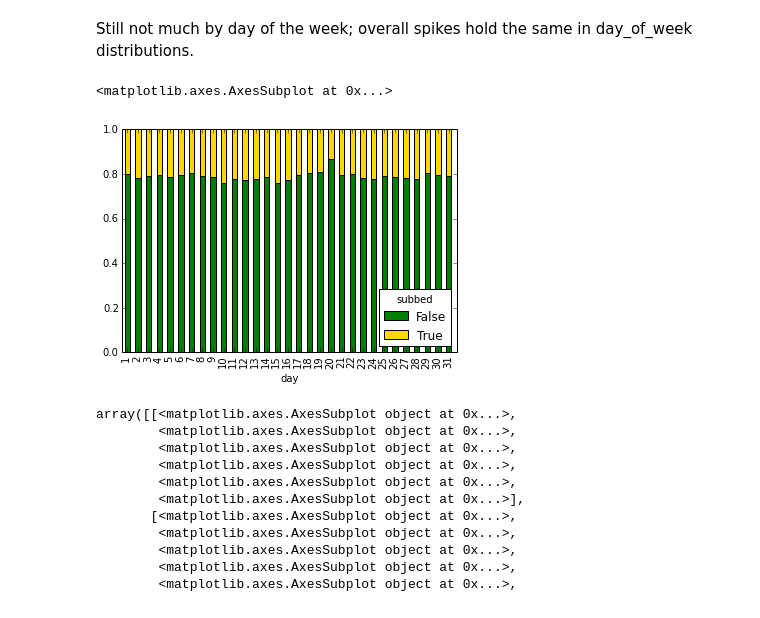
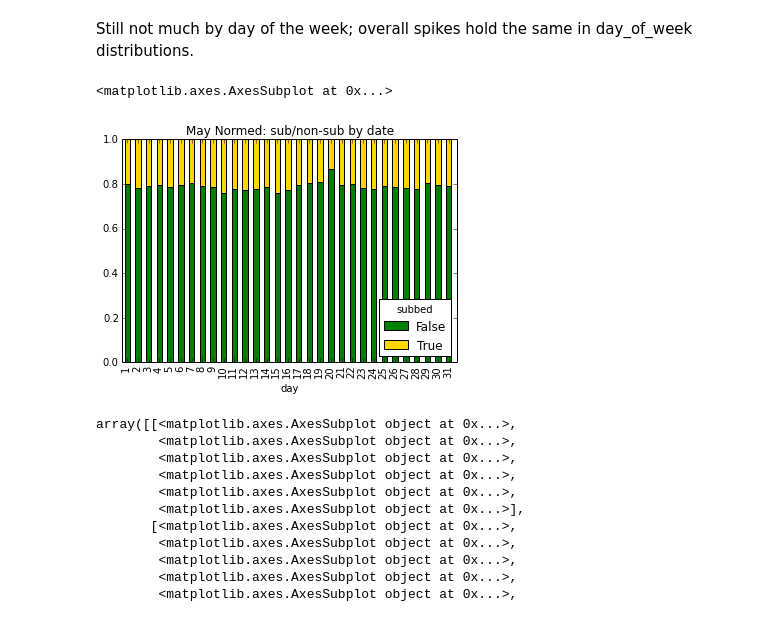
Before and after one commit to superfuji57/BIdata, a Jupyter notebook: BI_interview.ipynb, the cells around one changed output. Drawn from its saved outputs; the diff is of its cells as text; code cells hidden in the pictures.

```diff
--- a/BI_interview.ipynb
+++ b/BI_interview.ipynb
@@ -79,8 +78,9 @@ array([[<matplotlib.axes.AxesSubplot object at 0x...>,
 Still not much by day of the week; overall spikes hold the same in day_of_week distributions.
 # %%
 day_split = pd.crosstab(data.day, data.subbed)
-day_split.div(day_split.sum(1).astype(float), axis=0).plot(kind='bar', stacked=True, color=['green', 'gold'], grid = False)
+day_split.div(day_split.sum(1).astype(float), axis=0).plot(kind='bar', stacked=True,
+            color=['green', 'gold'], grid = False, title='May Normed: sub/non-sub by date')
 # %% [output]
 <matplotlib.axes.AxesSubplot at 0x...>
-[figure, old version]
+[figure, new version]
 # %%
```
Also changed, not shown: parts of 3 cells of this notebook.
